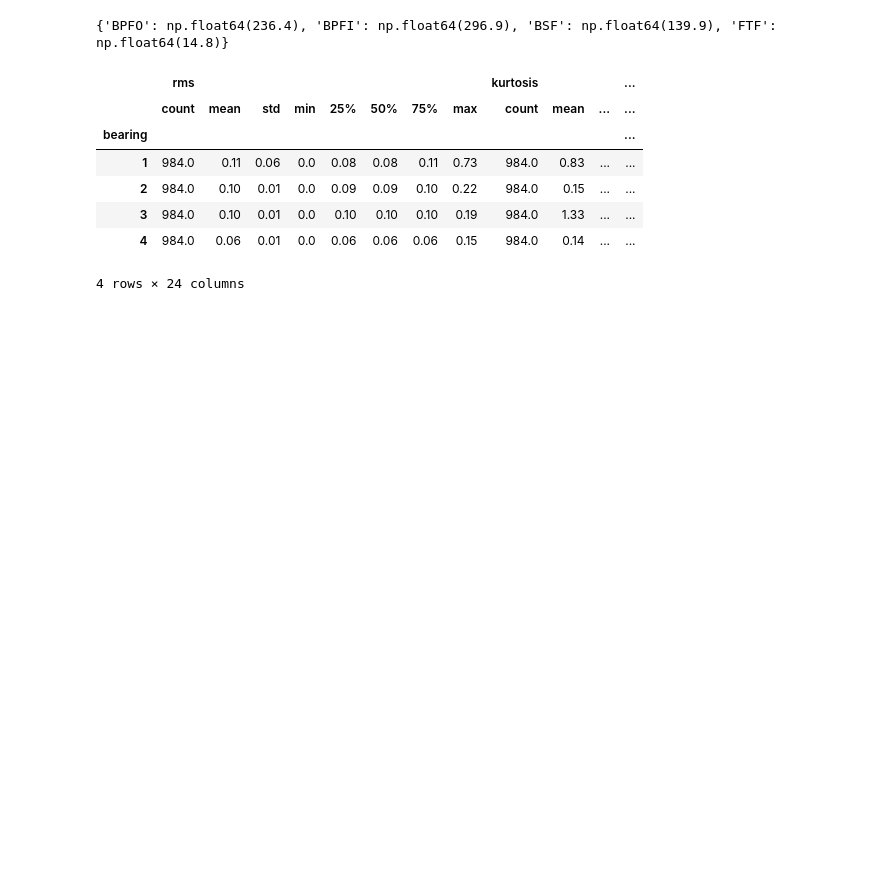
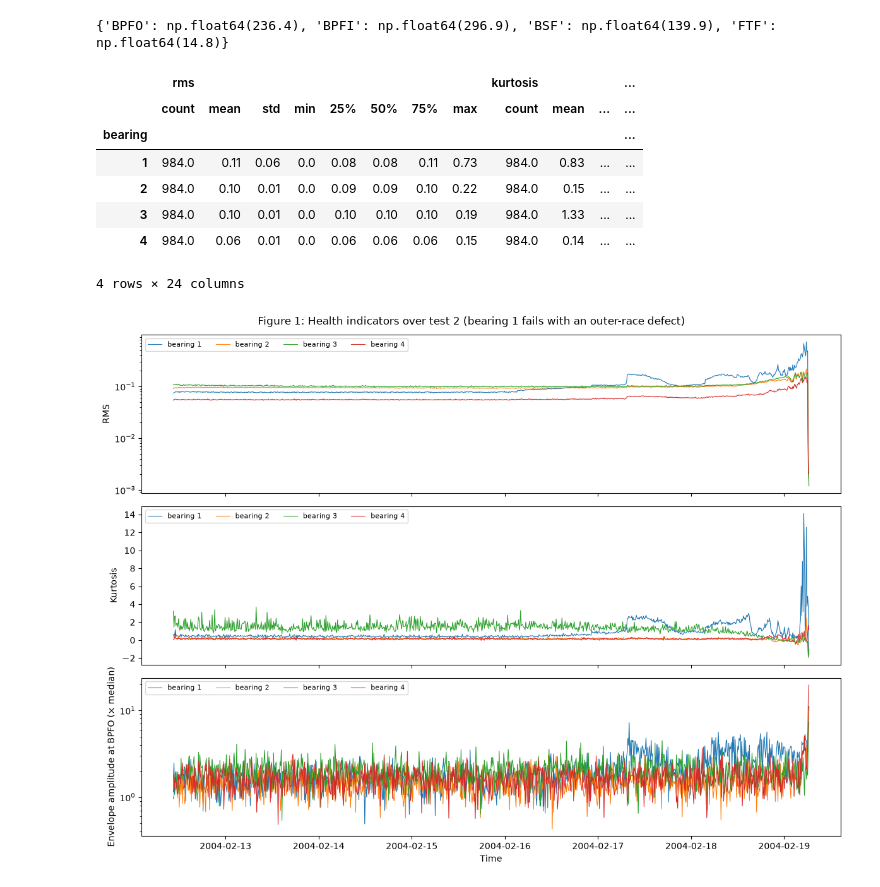
Before and after one commit to MinKhaungMinLwin/bearing-monitoring-agent, a Jupyter notebook: agentic_system.ipynb, the cells around one changed output. Drawn from its saved outputs; the diff is of its cells as text; code cells hidden in the pictures; blank space fills up the shorter version.

Commit message:
feat: Add figure 1 for the health indicators

```diff
--- a/agentic_system.ipynb
+++ b/agentic_system.ipynb
@@ -84,3 +84,18 @@ feat.groupby("bearing")[["rms", "kurtosis", "env_BPFO"]].describe().round(2)
 | 3 | 984.0 | 0.10 | 0.01 | 0.0 | 0.10 | 0.10 | 0.10 | 0.19 | 984.0 | 1.33 | ... | ... |
 | 4 | 984.0 | 0.06 | 0.01 | 0.0 | 0.06 | 0.06 | 0.06 | 0.15 | 984.0 | 0.14 | ... | ... |
 4 rows × 24 columns
+# %%
+# Figure 1: health indicators over the test, per bearing
+import os; os.makedirs("figures", exist_ok=True)
+fig, axes = plt.subplots(3, 1, figsize=(12, 9), sharex=True)
+for b in range(1, 5):
+    d_ = feat[feat.bearing == b]
+    for ax, col in zip(axes, ["rms", "kurtosis", "env_BPFO"]):
+        ax.plot(d_["time"], d_[col], lw=0.8, label=f"bearing {b}")
+for ax, lab in zip(axes, ["RMS", "Kurtosis", "Envelope amplitude at BPFO (× median)"]):
+    ax.set_ylabel(lab); ax.legend(ncol=4, fontsize=8)
+axes[0].set_yscale("log"); axes[2].set_yscale("log"); axes[-1].set_xlabel("Time")
+plt.suptitle("Figure 1: Health indicators over test 2 (bearing 1 fails with an outer-race defect)")
+plt.tight_layout(); plt.savefig("figures/fig1_health_indicators.png", dpi=150); plt.show()
+# %% [output]
+[figure, added]
```
